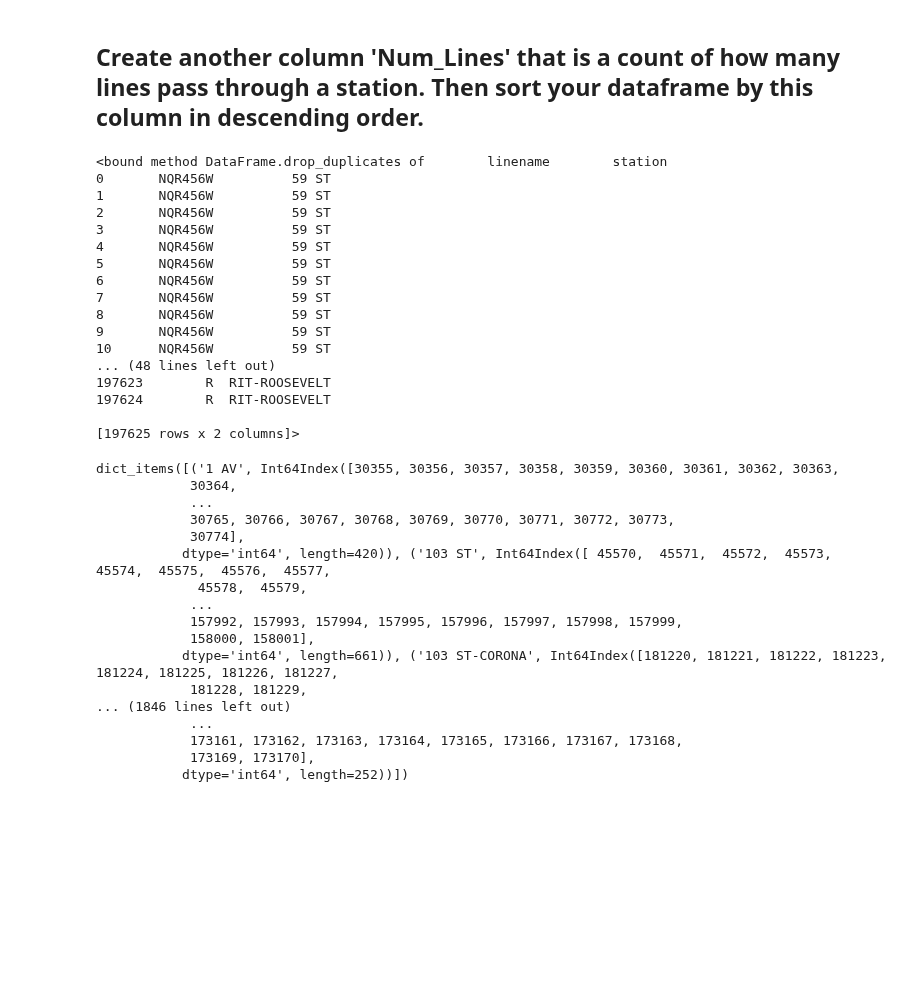
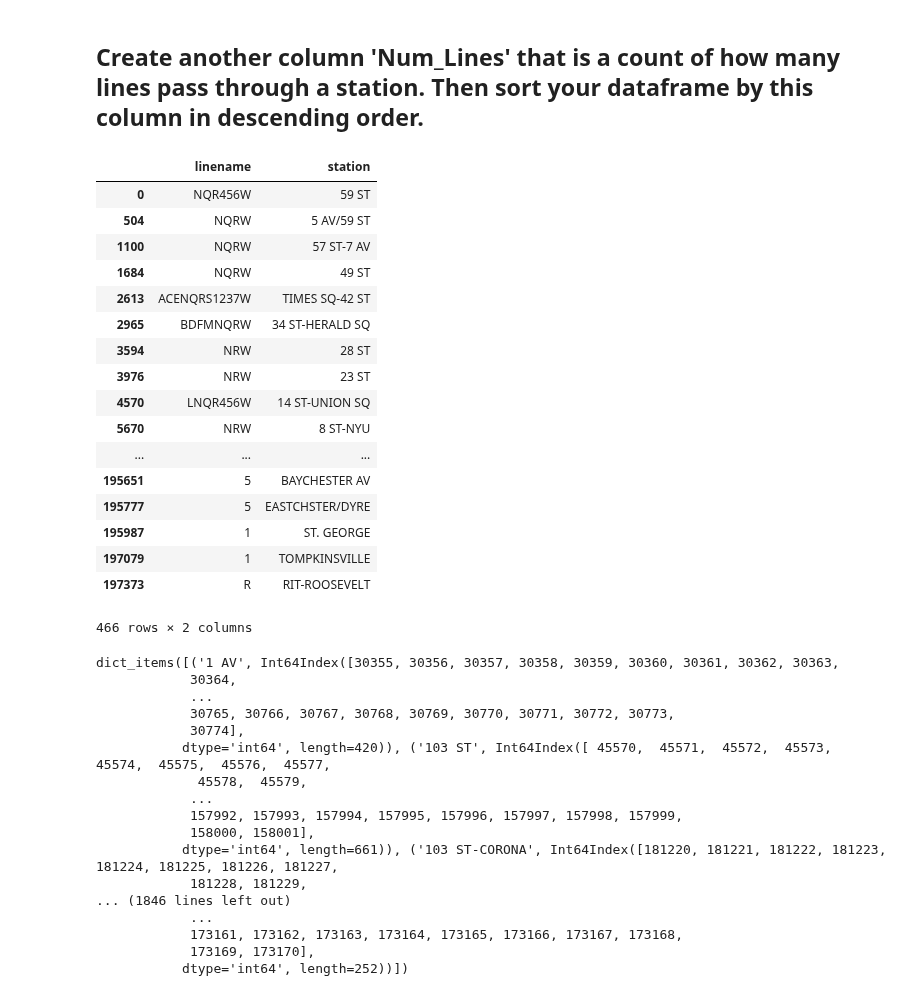
Before and after one commit to UpwardTrajectory/dsc-0-03-08-understanding-pandas-series-and-dataframes-lab-seattle-ds-career-040119, a Jupyter notebook: index.ipynb, the cells around one changed output. Drawn from its saved outputs; the diff is of its cells as text; code cells hidden in the pictures; blank space fills up the shorter version.

```diff
--- a/index.ipynb
+++ b/index.ipynb
@@ -112,25 +112,26 @@ df.loc[:,['station', 'linename']]
 ## Create another column 'Num_Lines' that is a count of how many lines pass through a station. Then sort your dataframe by this column in descending order.
 # %%
 df.columns
-df[['linename','station']].drop_duplicates
+df[['linename','station']].drop_duplicates()
 # %% [output]
+|  | linename | station |
+| 0 | NQR456W | 59 ST |
+| 504 | NQRW | 5 AV/59 ST |
+| 1100 | NQRW | 57 ST-7 AV |
+| 1684 | NQRW | 49 ST |
+| 2613 | ACENQRS1237W | TIMES SQ-42 ST |
+| 2965 | BDFMNQRW | 34 ST-HERALD SQ |
+| 3594 | NRW | 28 ST |
+| 3976 | NRW | 23 ST |
+| 4570 | LNQR456W | 14 ST-UNION SQ |
+| 5670 | NRW | 8 ST-NYU |
+| ... | ... | ... |
+| 195651 | 5 | BAYCHESTER AV |
+| 195777 | 5 | EASTCHSTER/DYRE |
+| 195987 | 1 | ST. GEORGE |
+| 197079 | 1 | TOMPKINSVILLE |
+| 197373 | R | RIT-ROOSEVELT |
-<bound method DataFrame.drop_duplicates of        linename        station
-0       NQR456W          59 ST
-1       NQR456W          59 ST
-2       NQR456W          59 ST
-3       NQR456W          59 ST
-4       NQR456W          59 ST
-5       NQR456W          59 ST
-6       NQR456W          59 ST
-7       NQR456W          59 ST
-8       NQR456W          59 ST
-9       NQR456W          59 ST
-10      NQR456W          59 ST
-... (48 lines left out)
-197623        R  RIT-ROOSEVELT
-197624        R  RIT-ROOSEVELT
-
-[197625 rows x 2 columns]>
+466 rows × 2 columns
 # %%
 stations = df.groupby('station').groups
 print(stations.items())
```
